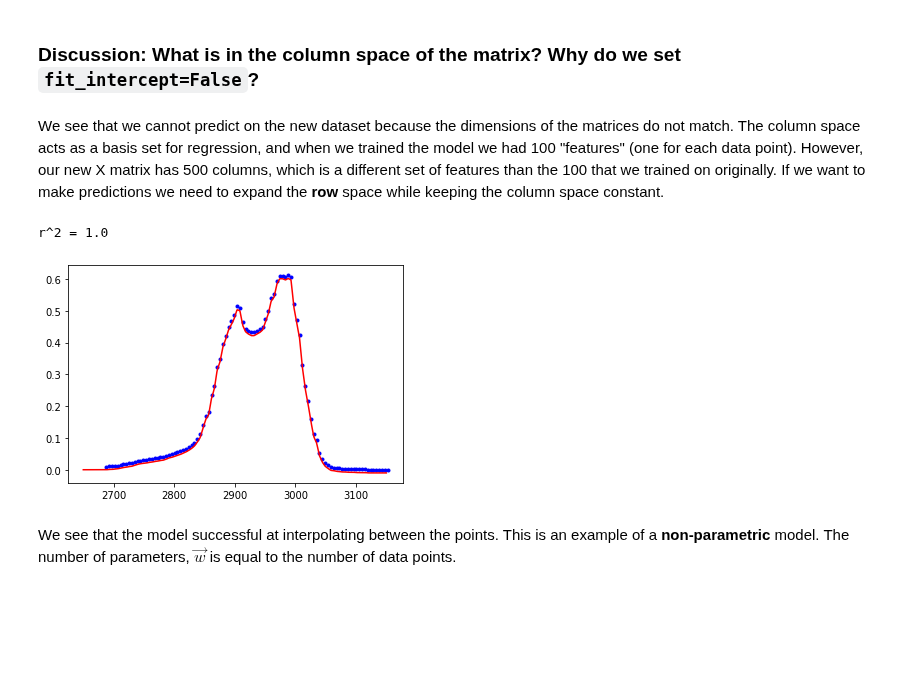
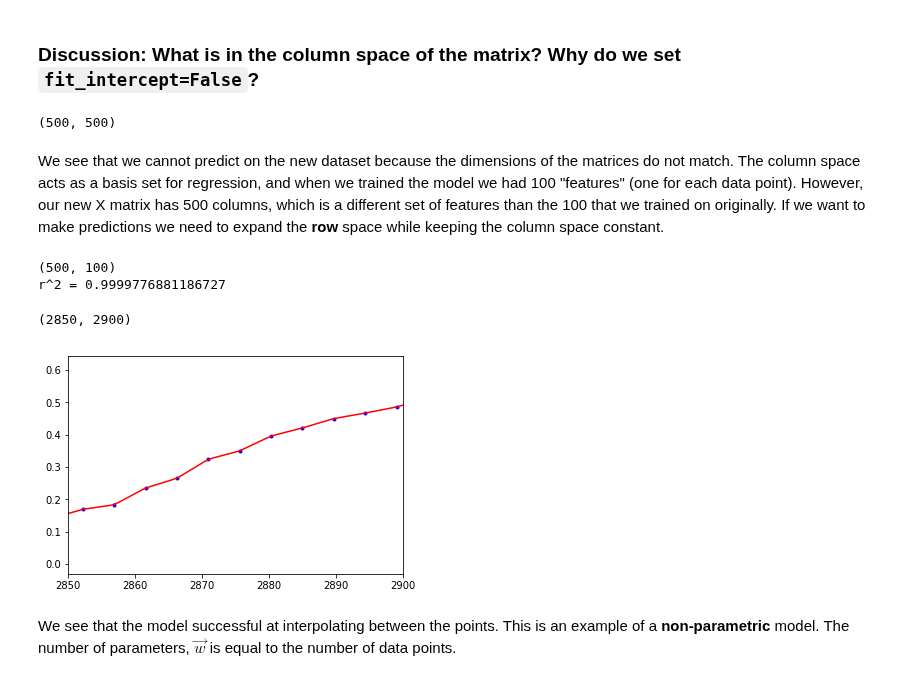
Before and after one commit to medford-group/data_analytics_ChE, a Jupyter notebook: 2-regression/lecture-non_parametric_models.ipynb, the cells around one changed output. Drawn from its saved outputs; the diff is of its cells as text; code cells hidden in the pictures; blank space fills up the shorter version.

```diff
--- a/2-regression/lecture-non_parametric_models.ipynb
+++ b/2-regression/lecture-non_parametric_models.ipynb
@@ -120,7 +124,8 @@ Now let's take a look at all of the basis functions:
 # %%
 fig, ax = plt.subplots()
 for i in range(len(x_peak)):
-    ax.plot(x_peak, X[:,i]);
+    ax.p
+    lot(x_peak, X[:,i]);
 # %% [output]
 [figure]
 # %% [markdown]
@@ -148,33 +153,39 @@ We can see that the model goes through every point exactly, which we should know
 # %%
 x_predict = np.linspace(2650, 3150, 500)
 X_predict = piecewise_linear(x_predict)
-
+print(X_predict.shape)
 #yhat_pred = model.predict(X_predict)
+# %% [output]
+(500, 500)
 # %% [markdown]
 We see that we cannot predict on the new dataset because the dimensions of the matrices do not match. The column space acts as a basis set for regression, and when we trained the model we had 100 "features" (one for each data point). However, our new X matrix has 500 columns, which is a different set of features than the 100 that we trained on originally. If we want to make predictions we need to expand the **row** space while keeping the column space constant.
 # %%
 def piecewise_linear(x_train, x_test=None):
     if x_test is None:
         x_test = x_train
     N = len(x_test) #<- number of data points
     M = len(x_train) #<- number of features
     X = np.zeros((N,M))
     for i in range(N):
         for j in range(M):
             X[i,j] = max(0, x_test[i] - x_train[j])
     return X
 
 X_predict = piecewise_linear(x_peak, x_predict)
+print(X_predict.shape)
 
 yhat_predict = model.predict(X_predict)
 
 fig, ax = plt.subplots()
 ax.plot(x_peak, y_peak, '.b')
 ax.plot(x_predict, yhat_predict, '-r', markerfacecolor='none')
 print('r^2 = {}'.format(r2))
+ax.set_xlim([2850, 2900])
 # %% [output]
-r^2 = 1.0
+(500, 100)
+r^2 = 0.9999776881186727
+(2850, 2900)
-[figure, old version]
+[figure, new version]
 # %% [markdown]
 We see that the model successful at interpolating between the points. This is an example of a **non-parametric** model. The number of parameters, $\vec{w}$ is equal to the number of data points.
 # %% [markdown]
```
Also changed, not shown: parts of 9 cells of this notebook, 4 other files.
